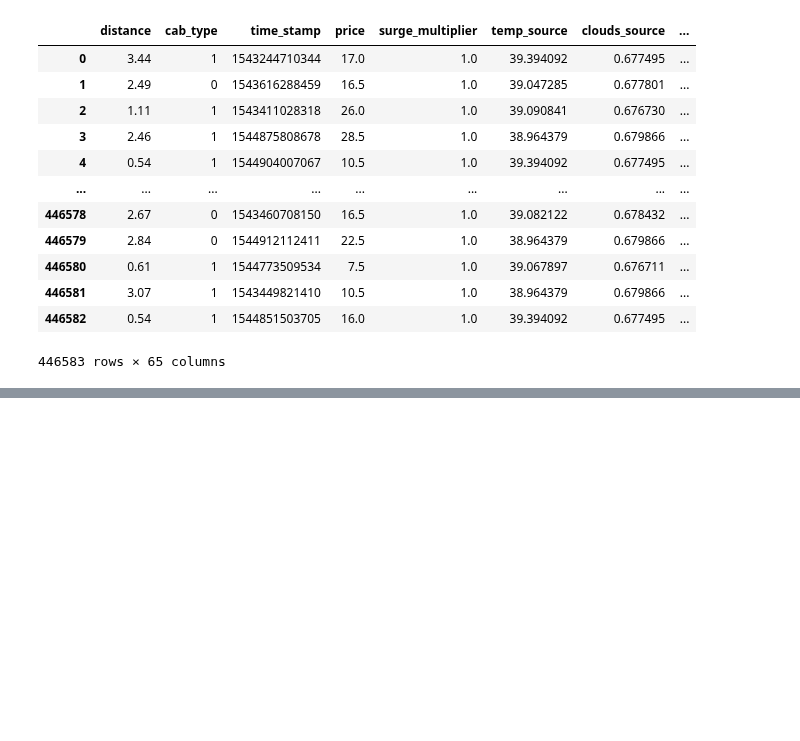
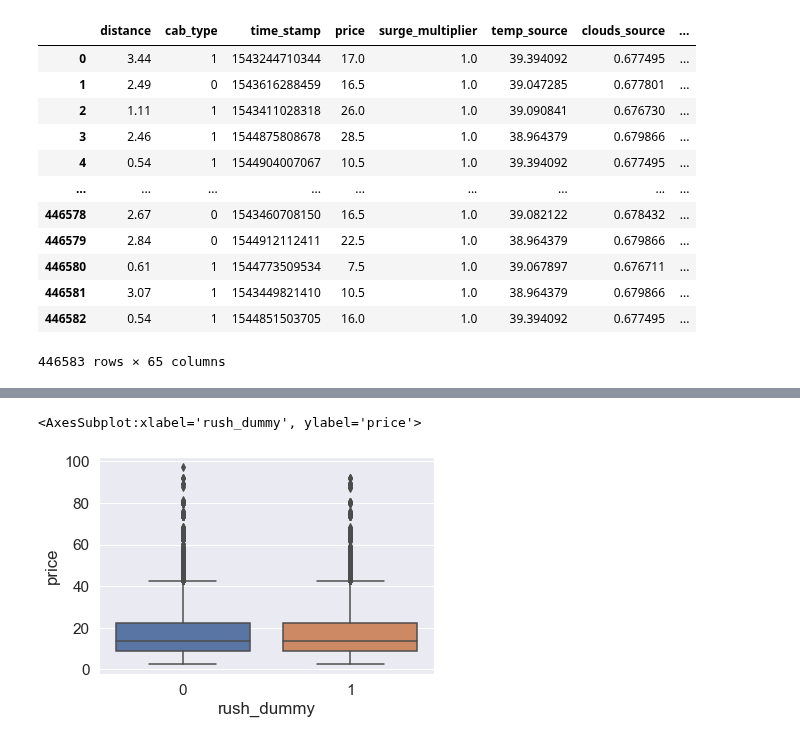
Before and after one commit to cndywu/TheYelpers, a Jupyter notebook: Final_Project.ipynb, the cells around one changed output, grey strips where cells are left out. Saved outputs shown, nothing was run; the diff lists cells and outputs as text; code cells hidden in the pictures; blank space fills up the shorter version.

```diff
--- a/Final_Project.ipynb
+++ b/Final_Project.ipynb
@@ -174,0 +183,10 @@ train
+# %%
+def dummy(x):
+    if x['hour'] == 0 or x['hour']==23:
+        return 1
+    if x['hour']>=10 and x['hour']<=18:
+        return 1
+    else:
+        return 0
+# %%
+train['rush_dummy'] = train.apply(lambda x: dummy(x), axis=1)
@@ -174,0 +209,5 @@ train
+# %%
+sns.boxplot(y='price', x='rush_dummy', data=train)
+# %% [output]
+<AxesSubplot:xlabel='rush_dummy', ylabel='price'>
+[figure, added]
```
Also changed, not shown: parts of 12 cells of this notebook.
